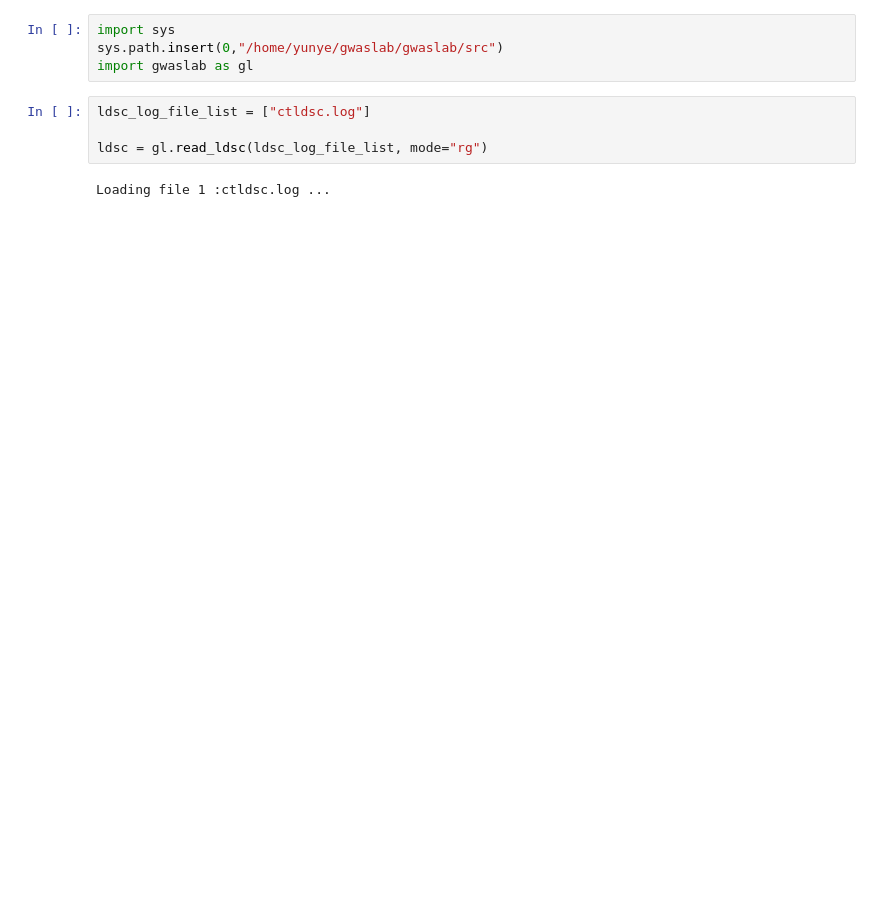
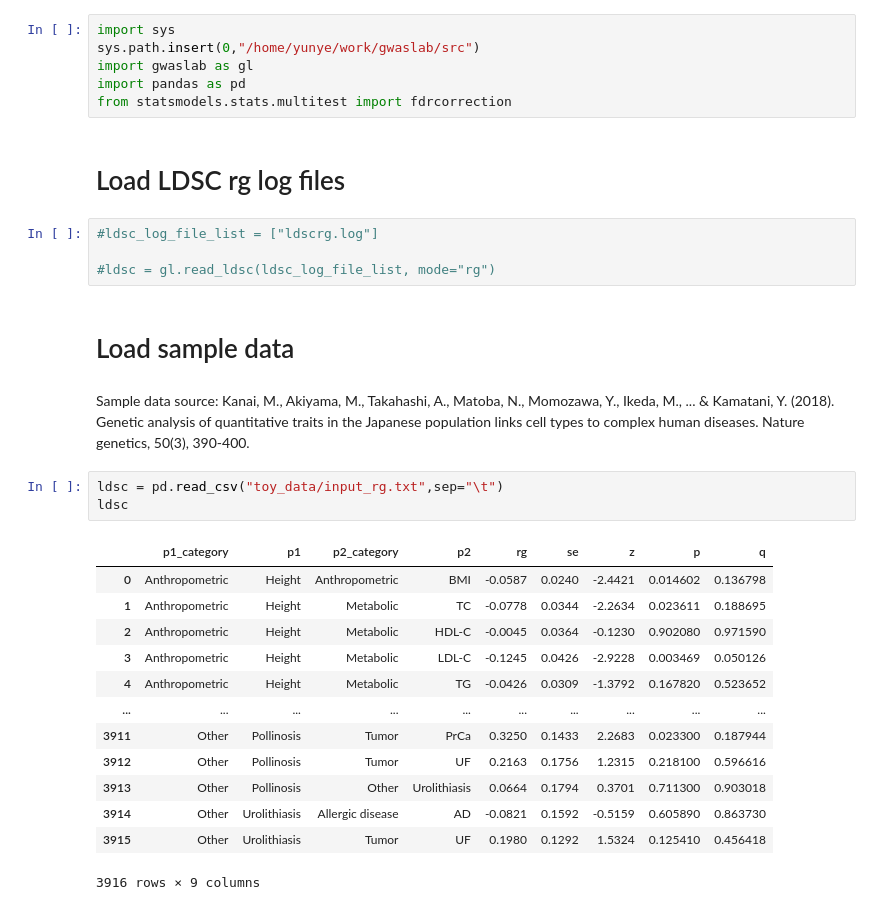
Before and after one commit to Cloufield/gwaslab, a Jupyter notebook: examples/visualization_plot_genetic_correlation.ipynb, the cells around one changed output. Drawn from its saved outputs; the diff is of its cells as text; blank space fills up the shorter version.

```diff
--- a/examples/visualization_plot_genetic_correlation.ipynb
+++ b/examples/visualization_plot_genetic_correlation.ipynb
@@ -1,10 +1,33 @@
 # %%
 import sys
-sys.path.insert(0,"/home/yunye/gwaslab/gwaslab/src")
+sys.path.insert(0,"/home/yunye/work/gwaslab/src")
 import gwaslab as gl
+import pandas as pd
+from statsmodels.stats.multitest import fdrcorrection
+# %% [markdown]
+# Load LDSC rg log files
 # %%
-ldsc_log_file_list = ["ctldsc.log"]
+#ldsc_log_file_list = ["ldscrg.log"]
 
-ldsc = gl.read_ldsc(ldsc_log_file_list, mode="rg")
+#ldsc = gl.read_ldsc(ldsc_log_file_list, mode="rg")
-# %% [output]
-Loading file 1 :ctldsc.log ...
+# %% [markdown]
+# Load sample data
+# %% [markdown]
+Sample data source: Kanai, M., Akiyama, M., Takahashi, A., Matoba, N., Momozawa, Y., Ikeda, M., ... & Kamatani, Y. (2018). Genetic analysis of quantitative traits in the Japanese population links cell types to complex human diseases. Nature genetics, 50(3), 390-400.
+# %%
+ldsc = pd.read_csv("toy_data/input_rg.txt",sep="\t")
+ldsc
+# %% [output]
+|  | p1_category | p1 | p2_category | p2 | rg | se | z | p | q |
+| 0 | Anthropometric | Height | Anthropometric | BMI | -0.0587 | 0.0240 | -2.4421 | 0.014602 | 0.136798 |
+| 1 | Anthropometric | Height | Metabolic | TC | -0.0778 | 0.0344 | -2.2634 | 0.023611 | 0.188695 |
+| 2 | Anthropometric | Height | Metabolic | HDL-C | -0.0045 | 0.0364 | -0.1230 | 0.902080 | 0.971590 |
+| 3 | Anthropometric | Height | Metabolic | LDL-C | -0.1245 | 0.0426 | -2.9228 | 0.003469 | 0.050126 |
+| 4 | Anthropometric | Height | Metabolic | TG | -0.0426 | 0.0309 | -1.3792 | 0.167820 | 0.523652 |
+| ... | ... | ... | ... | ... | ... | ... | ... | ... | ... |
+| 3911 | Other | Pollinosis | Tumor | PrCa | 0.3250 | 0.1433 | 2.2683 | 0.023300 | 0.187944 |
+| 3912 | Other | Pollinosis | Tumor | UF | 0.2163 | 0.1756 | 1.2315 | 0.218100 | 0.596616 |
+| 3913 | Other | Pollinosis | Other | Urolithiasis | 0.0664 | 0.1794 | 0.3701 | 0.711300 | 0.903018 |
+| 3914 | Other | Urolithiasis | Allergic disease | AD | -0.0821 | 0.1592 | -0.5159 | 0.605890 | 0.863730 |
+| 3915 | Other | Urolithiasis | Tumor | UF | 0.1980 | 0.1292 | 1.5324 | 0.125410 | 0.456418 |
+3916 rows × 9 columns
```
Also changed, not shown: parts of 6 cells of this notebook, 1 other file.
